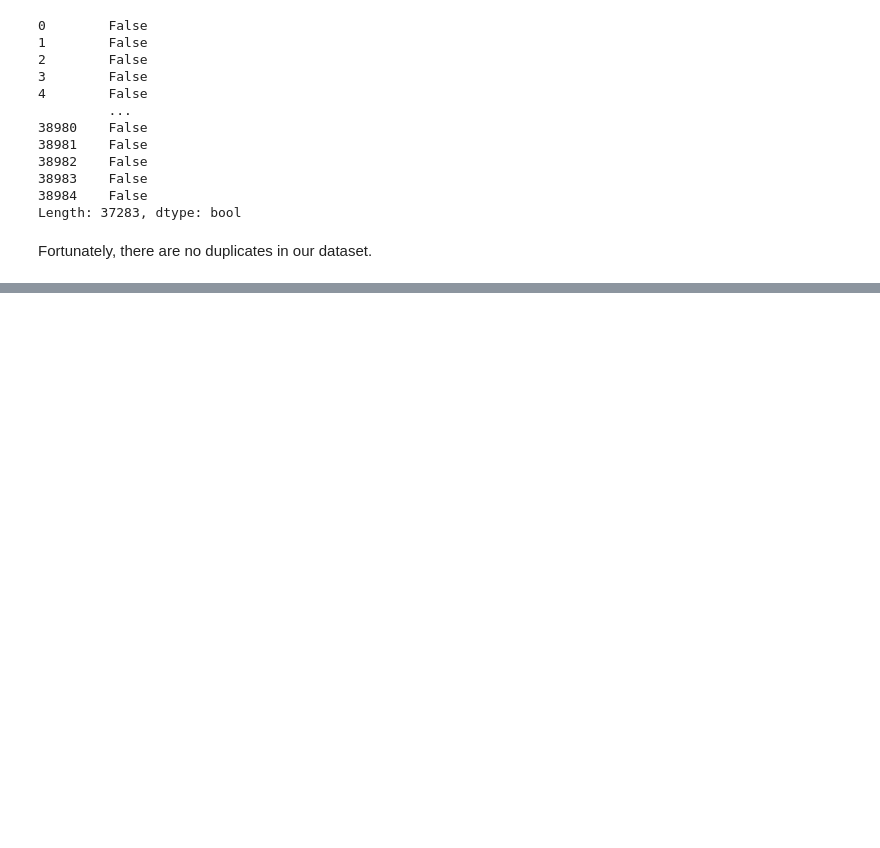
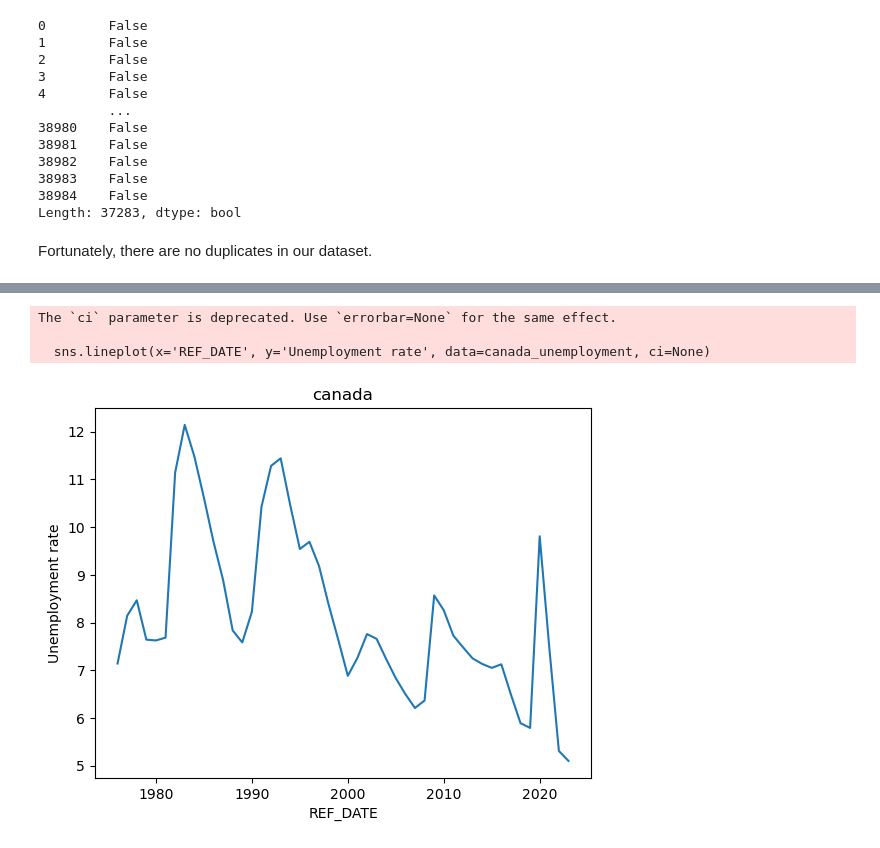
Before and after one commit to rehan-nasir/canada_labour_force_analysis, a Jupyter notebook: labor_market_analysis.ipynb, the cells around one changed output, grey strips where cells are left out. Drawn from its saved outputs; the diff is of its cells as text; code cells hidden in the pictures; blank space fills up the shorter version.

```diff
--- a/labor_market_analysis.ipynb
+++ b/labor_market_analysis.ipynb
@@ -193,0 +239,9 @@ Fortunately, there are no duplicates in our dataset.
+# %%
+sns.lineplot(x='REF_DATE', y='Unemployment rate', data=canada_unemployment, ci=None)
+plt.title("canada")
+plt.show()
+# %% [output]
+The `ci` parameter is deprecated. Use `errorbar=None` for the same effect.
+
+  sns.lineplot(x='REF_DATE', y='Unemployment rate', data=canada_unemployment, ci=None)
+[figure, added]
```
Also changed, not shown: parts of 8 cells of this notebook.
